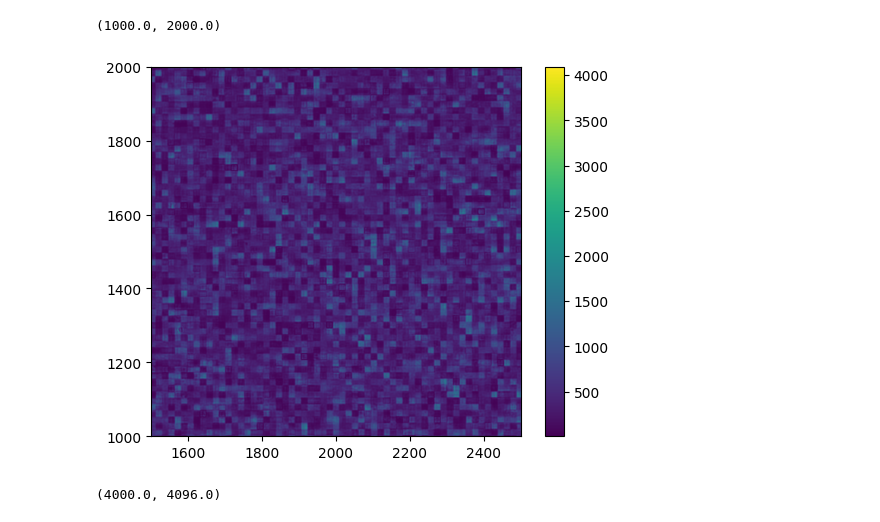
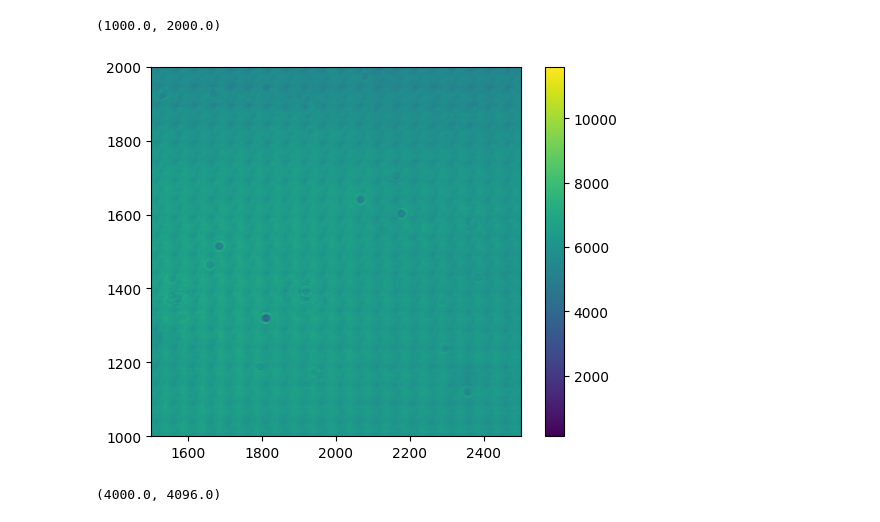
Before and after one commit to RodionovSA/holoeml-experiment, a Jupyter notebook: scripts/amplitude/check_results.ipynb, the cells around one changed output. Cells and saved outputs as stored; diff of their text form; code cells hidden in the pictures.

```diff
--- a/scripts/amplitude/check_results.ipynb
+++ b/scripts/amplitude/check_results.ipynb
@@ -4,16 +4,16 @@ import os
 import numpy as np
 import matplotlib.pyplot as plt
 # %%
-data = np.load(r"C:\Users\RODIONSA\Desktop\Codes\holoeml-experiment\sample_ypol_20260719_151344.npz")
+data = np.load(r"D:\sergei\holoeml-experiment\sample_xpol_20260802_161709.npz")
 img = data['images'][...,0]
 # %%
-plt.imshow(img[40,...])
+plt.imshow(img[50,...])
 plt.colorbar()
 plt.xlim([1500, 2500])
 plt.ylim([1000, 2000])
 # %% [output]
 (1000.0, 2000.0)
-[figure, old version]
+[figure, new version]
 # %%
 plt.plot(img[100,1400])
 plt.ylim([4000, 4096])
```
Also changed, not shown: 13 other files.
